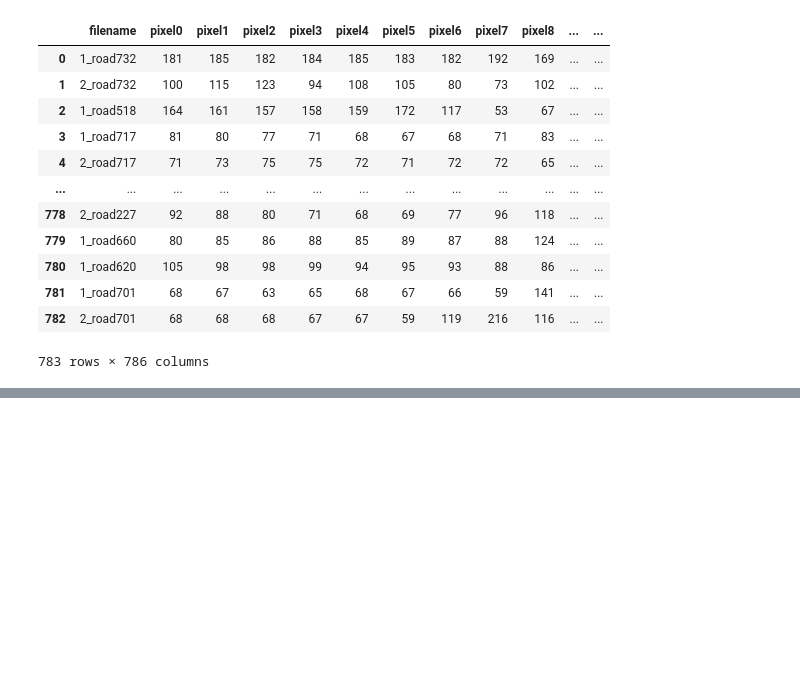
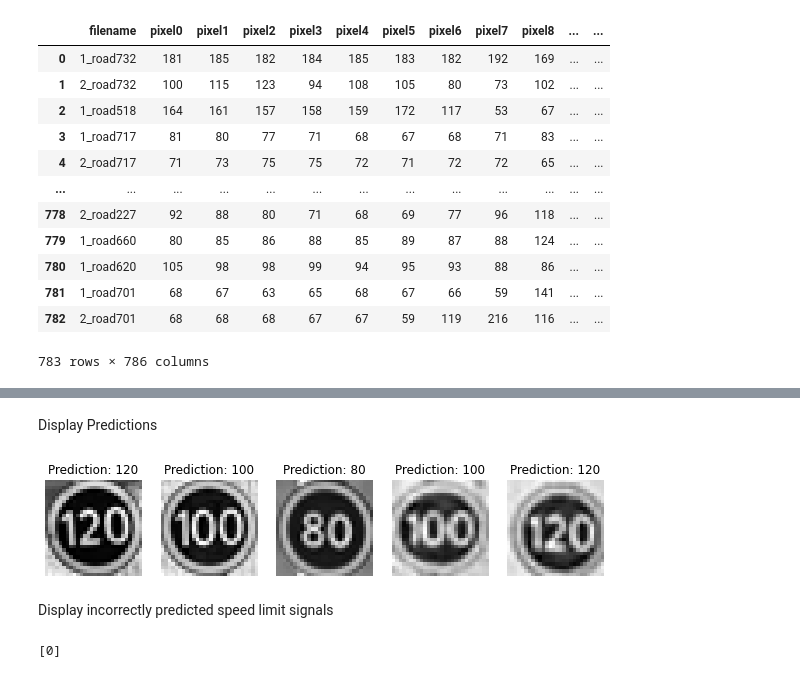
Before and after one commit to TusharBabuHub/PRML, a Jupyter notebook: road-sign-detection-by-logistic-regression-mnist.ipynb, the cells around one changed output, grey strips where cells are left out. Saved outputs shown, nothing was run; the diff lists cells and outputs as text; code cells hidden in the pictures; blank space fills up the shorter version.

Commit message:
Kaggle Notebook | Road Sign Detection by Logistic Regression(MNIST) | Version 8

```diff
--- a/road-sign-detection-by-logistic-regression-mnist.ipynb
+++ b/road-sign-detection-by-logistic-regression-mnist.ipynb
@@ -223,5 +223,8 @@ df_img = pd.DataFrame(img_data, columns = pixel_columns)
 # Filter Dataframe such that it only has images for speed limit
 df_img_speed = df_img[df_img['filename'].map(lambda x: x).isin(list_of_files)]
 
+# Convert the pixel values to int
+df_img_speed[df_img_speed.columns[1:785]] = df_img_speed[df_img_speed.columns[1:785]].astype(int)
+
 df_img_speed[:5]
 # %% [output]
@@ -285,0 +301,10 @@ Ex_train,Ex_test,Res_train,Res_test = train_test_split(x,y,train_size=.6,random_
+# %%
+# Set logistic regression model
+logR = LogisticRegression(solver = 'lbfgs', max_iter = 100)
+
+# Fit data using the model
+logR.fit(Ex_train,Res_train)
+
+# Predict test response based on test explanatory data
+Res_predict = logR.predict(Ex_test)
+Res_predict
@@ -285,0 +359,29 @@ Ex_train,Ex_test,Res_train,Res_test = train_test_split(x,y,train_size=.6,random_
+# %% [markdown]
+Display Predictions
+# %%
+images_and_predictions = list(zip(speedlimit_data,logR.predict(x)))
+
+plt.figure(figsize=(10,2))
+for idx in range(5):
+    image = x.iloc[idx,:]
+    prediction = logR.predict(x)[idx]
+    plt.subplot(1,5,idx+1)
+    plt.axis("off")
+    plt.imshow(np.array(image).reshape(28, 28), cmap=plt.cm.gray_r, interpolation='nearest')
+    plt.title('Prediction: %i' % int(prediction))
+plt.show()
+# %% [output]
+[figure, added]
+# %% [markdown]
+Display incorrectly predicted speed limit signals
+# %%
+idx = 0
+misclassifiedIndexes = []
+for actual, predicted in zip(Res_test, Res_predict):
+    if actual != predicted:
+        misclassifiedIndexes.append(idx)
+    idx +=1
+
+misclassifiedIndexes
+# %% [output]
+[0]
```
Also changed, not shown: parts of 8 cells of this notebook.
